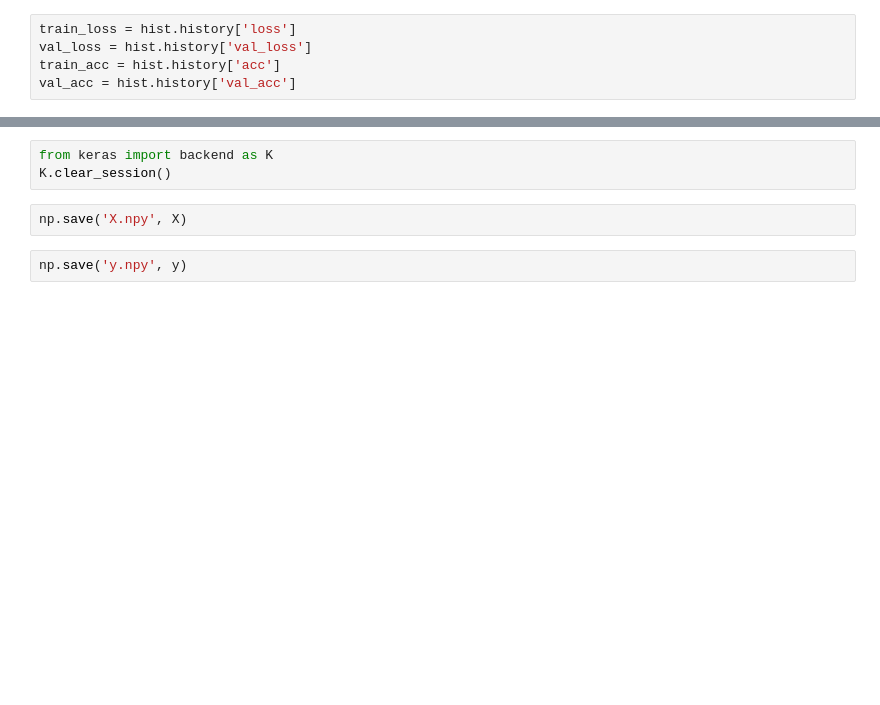
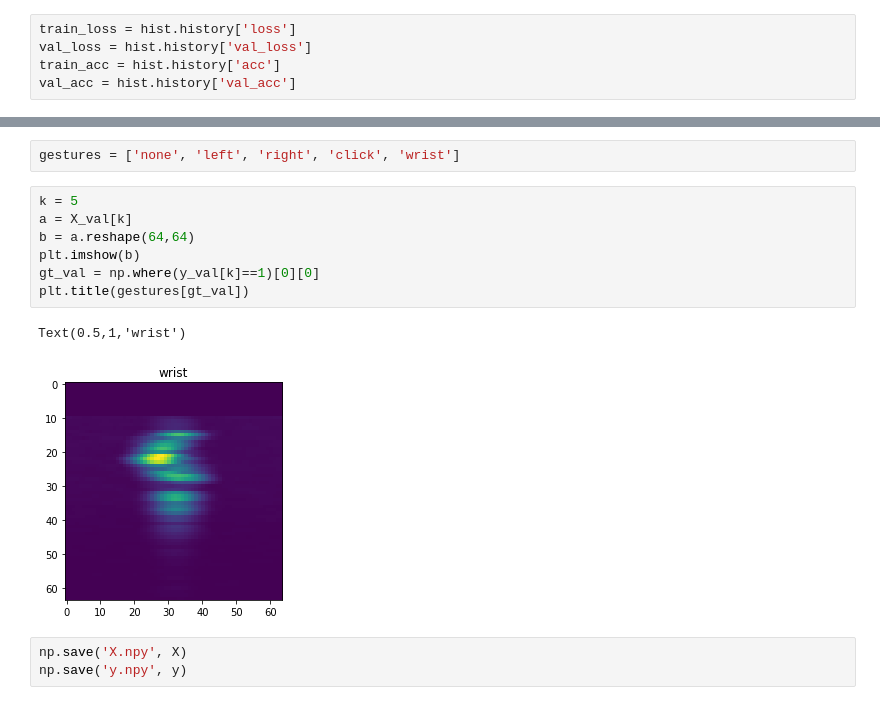
Before and after one commit to rrisoncai/learn, a Jupyter notebook: radar/3dcnn_radar_flatten_2d.ipynb, the cells around one changed output, grey strips where cells are left out. Drawn from its saved outputs; the diff is of its cells as text; blank space fills up the shorter version.

```diff
--- a/radar/3dcnn_radar_flatten_2d.ipynb
+++ b/radar/3dcnn_radar_flatten_2d.ipynb
@@ -195,7 +258,15 @@ X.shape
-# %%
-from keras import backend as K
-K.clear_session()
+# %%
+gestures = ['none', 'left', 'right', 'click', 'wrist']
+# %%
+k = 5
+a = X_val[k]
+b = a.reshape(64,64)
+plt.imshow(b)
+gt_val = np.where(y_val[k]==1)[0][0]
+plt.title(gestures[gt_val])
+# %% [output]
+Text(0.5,1,'wrist')
+[figure, added]
 # %%
 np.save('X.npy', X)
+np.save('y.npy', y)
-# %%
-np.save('y.npy', y)
```
Also changed, not shown: parts of 17 cells of this notebook, 3 other files.
